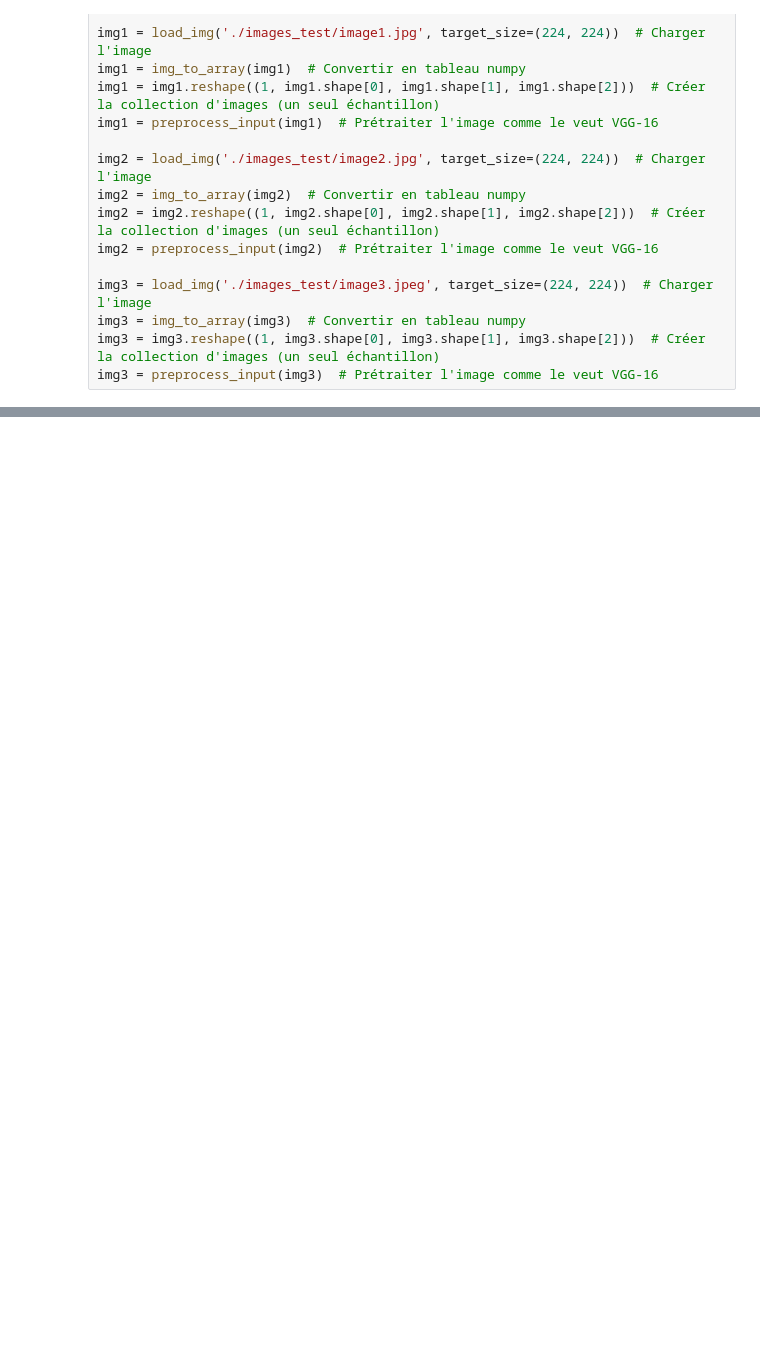
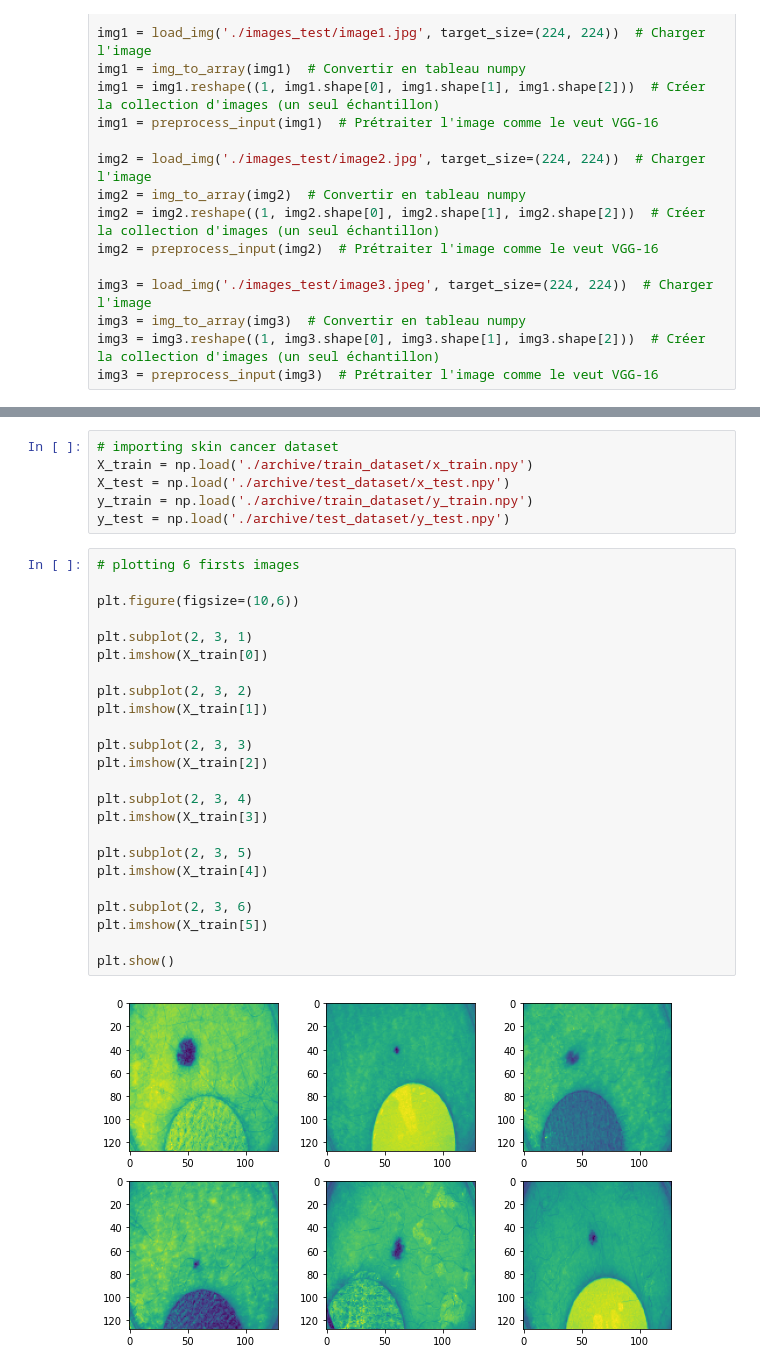
Before and after one commit to FernandoDanielArroyo/ML5, a Jupyter notebook: Notebooks/transfer_Learning.ipynb, the cells around one changed output, grey strips where cells are left out. Drawn from its saved outputs; the diff is of its cells as text; blank space fills up the shorter version.

```diff
--- a/Notebooks/transfer_Learning.ipynb
+++ b/Notebooks/transfer_Learning.ipynb
@@ -89,0 +101,32 @@ Top 3 : [('n09256479', 'coral_reef', 0.6298398), ('n01950731', 'sea_slug', 0.135
+# %%
+# importing skin cancer dataset
+X_train = np.load('./archive/train_dataset/x_train.npy')
+X_test = np.load('./archive/test_dataset/x_test.npy')
+y_train = np.load('./archive/train_dataset/y_train.npy')
+y_test = np.load('./archive/test_dataset/y_test.npy')
+# %%
+# plotting 6 firsts images
+
+plt.figure(figsize=(10,6))
+
+plt.subplot(2, 3, 1)
+plt.imshow(X_train[0])
+
+plt.subplot(2, 3, 2)
+plt.imshow(X_train[1])
+
+plt.subplot(2, 3, 3)
+plt.imshow(X_train[2])
+
+plt.subplot(2, 3, 4)
+plt.imshow(X_train[3])
+
+plt.subplot(2, 3, 5)
+plt.imshow(X_train[4])
+
+plt.subplot(2, 3, 6)
+plt.imshow(X_train[5])
+
+plt.show()
+# %% [output]
+[figure, added]
```
Also changed, not shown: parts of 22 cells of this notebook, 45 other files.
